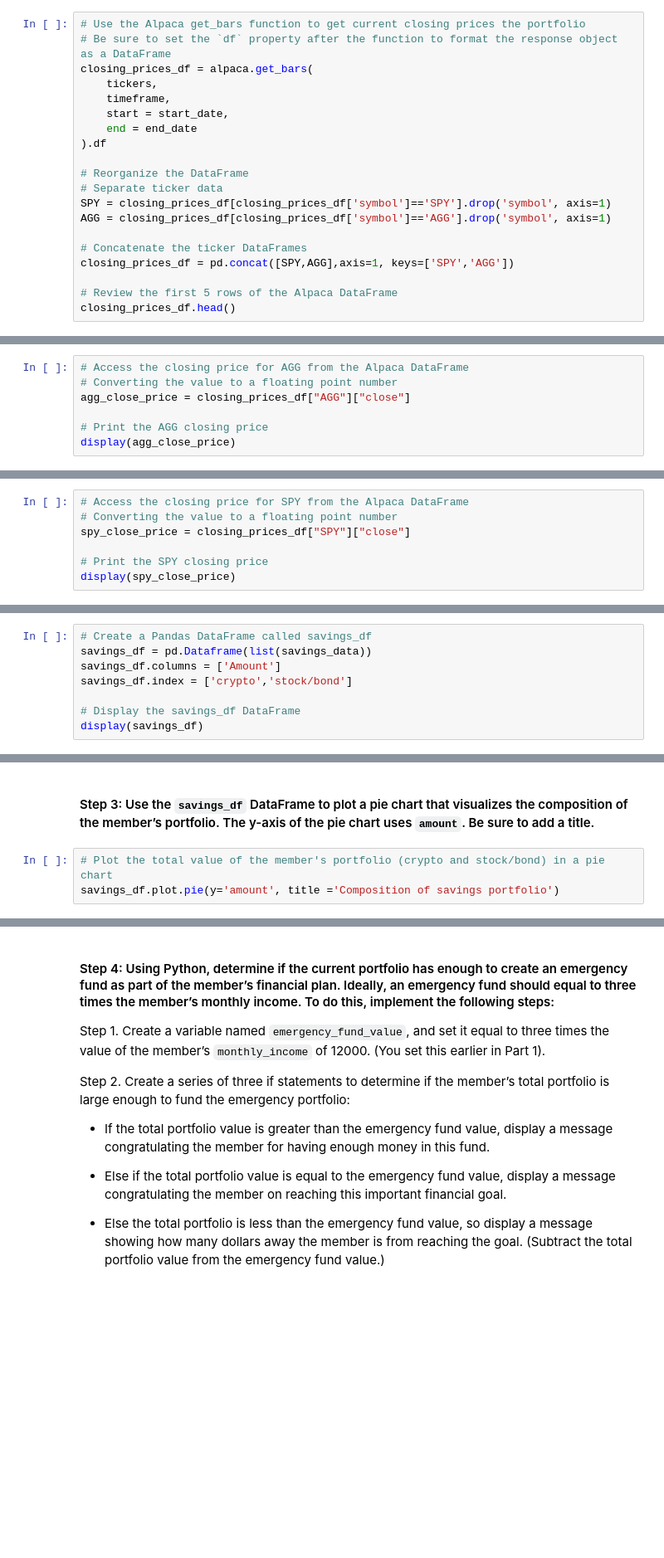
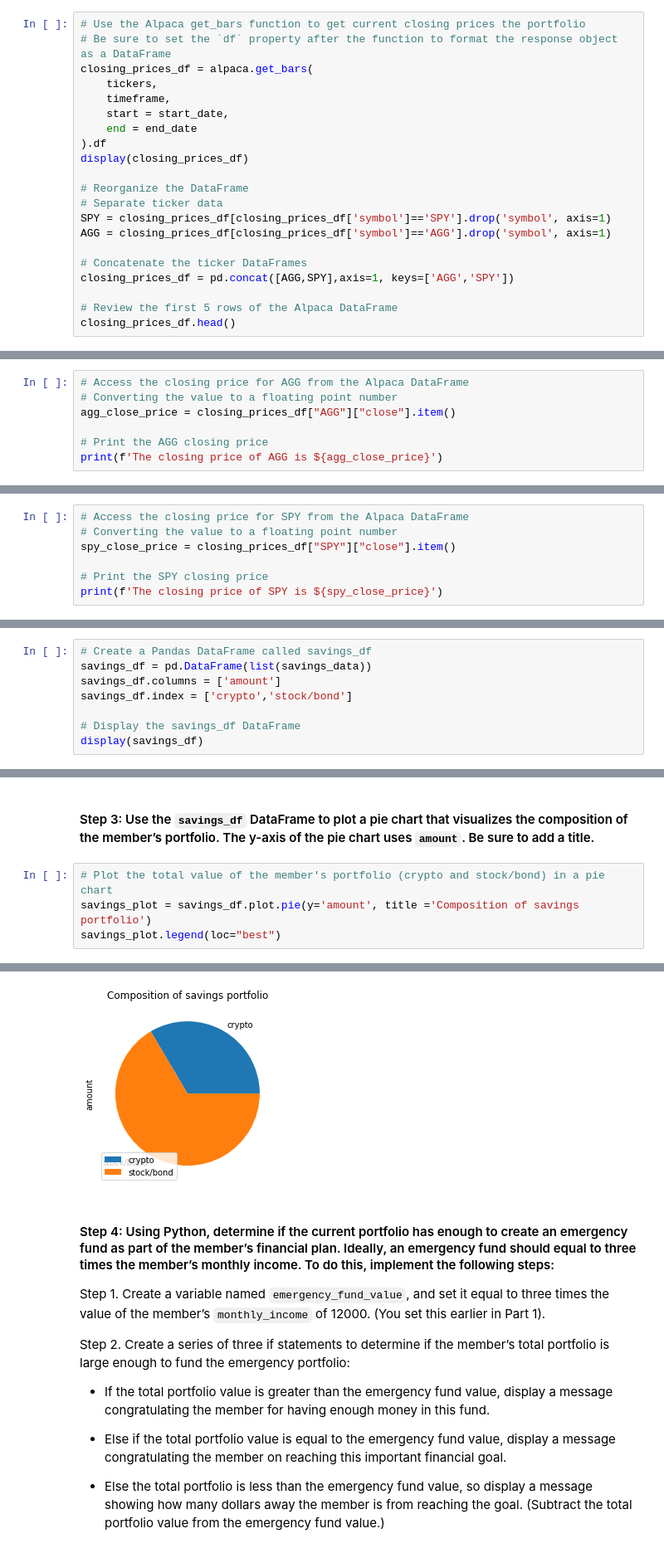
Before and after one commit to qrolston/Financial_planning_tools, a Jupyter notebook: financial_planning_tools.ipynb, the cells around one changed output, grey strips where cells are left out. Shown at 83% size. Drawn from its saved outputs; the diff is of its cells as text; blank space fills up the shorter version.

Commit message:
updated pie chart

```diff
--- a/financial_planning_tools.ipynb
+++ b/financial_planning_tools.ipynb
@@ -229,6 +229,7 @@ closing_prices_df = alpaca.get_bars(
     start = start_date,
     end = end_date
 ).df
+display(closing_prices_df)
 
 # Reorganize the DataFrame
 # Separate ticker data
@@ -236,7 +237,7 @@ SPY = closing_prices_df[closing_prices_df['symbol']=='SPY'].drop('symbol', axis=
 AGG = closing_prices_df[closing_prices_df['symbol']=='AGG'].drop('symbol', axis=1)
 
 # Concatenate the ticker DataFrames
-closing_prices_df = pd.concat([SPY,AGG],axis=1, keys=['SPY','AGG'])
+closing_prices_df = pd.concat([AGG,SPY],axis=1, keys=['AGG','SPY'])
 
 # Review the first 5 rows of the Alpaca DataFrame
 closing_prices_df.head()
@@ -247,7 +255,7 @@ HTTPError: 403 Client Error: Forbidden for url: https://data.alpaca.markets/v2/s
 # %%
 # Access the closing price for AGG from the Alpaca DataFrame
 # Converting the value to a floating point number
-agg_close_price = closing_prices_df["AGG"]["close"]
+agg_close_price = closing_prices_df["AGG"]["close"].item()
 
 # Print the AGG closing price
-display(agg_close_price)
+print(f'The closing price of AGG is ${agg_close_price}')
@@ -254,7 +264,7 @@ display(agg_close_price)
 # %%
 # Access the closing price for SPY from the Alpaca DataFrame
 # Converting the value to a floating point number
-spy_close_price = closing_prices_df["SPY"]["close"]
+spy_close_price = closing_prices_df["SPY"]["close"].item()
 
 # Print the SPY closing price
-display(spy_close_price)
+print(f'The closing price of SPY is ${spy_close_price}')
@@ -331,8 +353,8 @@ savings_data
 - `index`: Set this parameter equal to a Python list with the values of `crypto` and `stock/bond`.
 # %%
 # Create a Pandas DataFrame called savings_df
-savings_df = pd.Dataframe(list(savings_data))
-savings_df.columns = ['Amount']
+savings_df = pd.DataFrame(list(savings_data))
+savings_df.columns = ['amount']
 savings_df.index = ['crypto','stock/bond']
 
 # Display the savings_df DataFrame
@@ -341,4 +367,6 @@ display(savings_df)
 #### Step 3: Use the `savings_df` DataFrame to plot a pie chart that visualizes the composition of the member’s portfolio. The y-axis of the pie chart uses `amount`. Be sure to add a title.
 # %%
 # Plot the total value of the member's portfolio (crypto and stock/bond) in a pie chart
-savings_df.plot.pie(y='amount', title ='Composition of savings portfolio')
+savings_plot = savings_df.plot.pie(y='amount', title ='Composition of savings portfolio')
+savings_plot.legend(loc="best")
+# %% [output]
@@ -345,3 +374,4 @@ savings_df.plot.pie(y='amount', title ='Composition of savings portfolio')
+[figure, added]
 # %% [markdown]
 #### Step 4: Using Python, determine if the current portfolio has enough to create an emergency fund as part of the member’s financial plan. Ideally, an emergency fund should equal to three times the member’s monthly income. To do this, implement the following steps:
 
```
Also changed, not shown: parts of 20 cells of this notebook.
